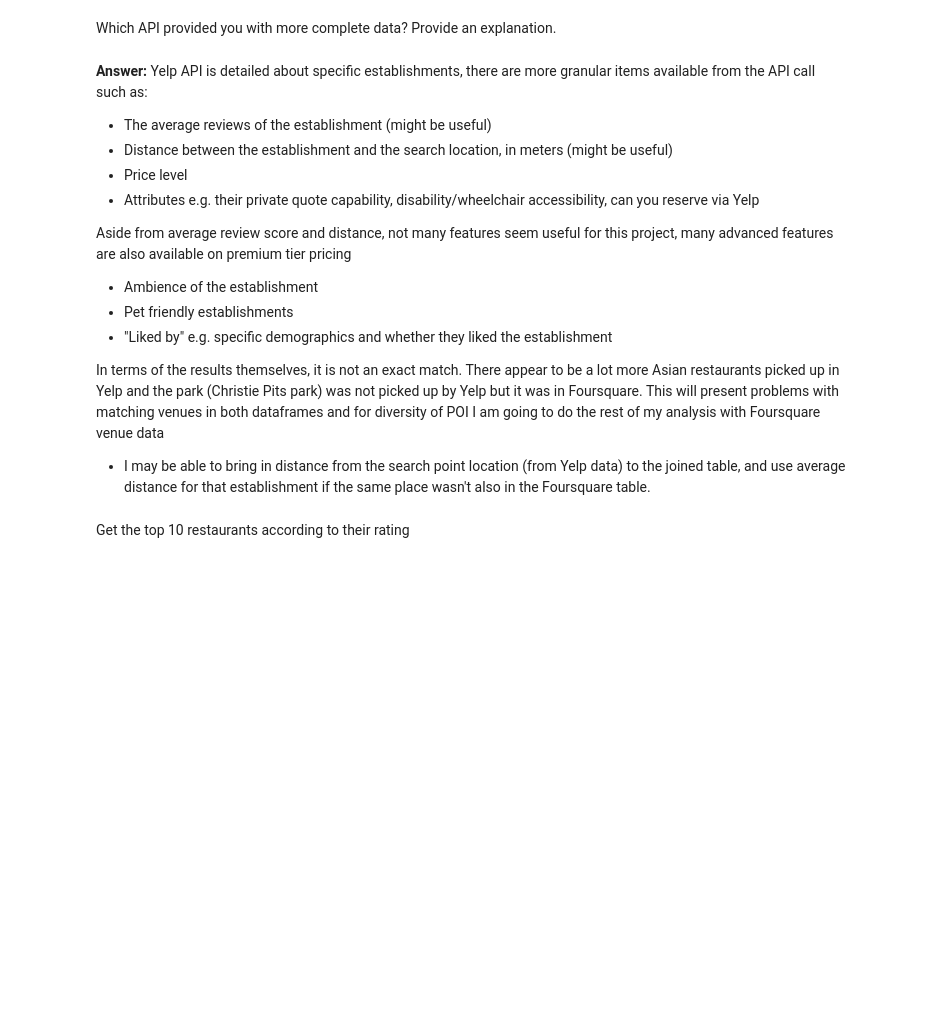
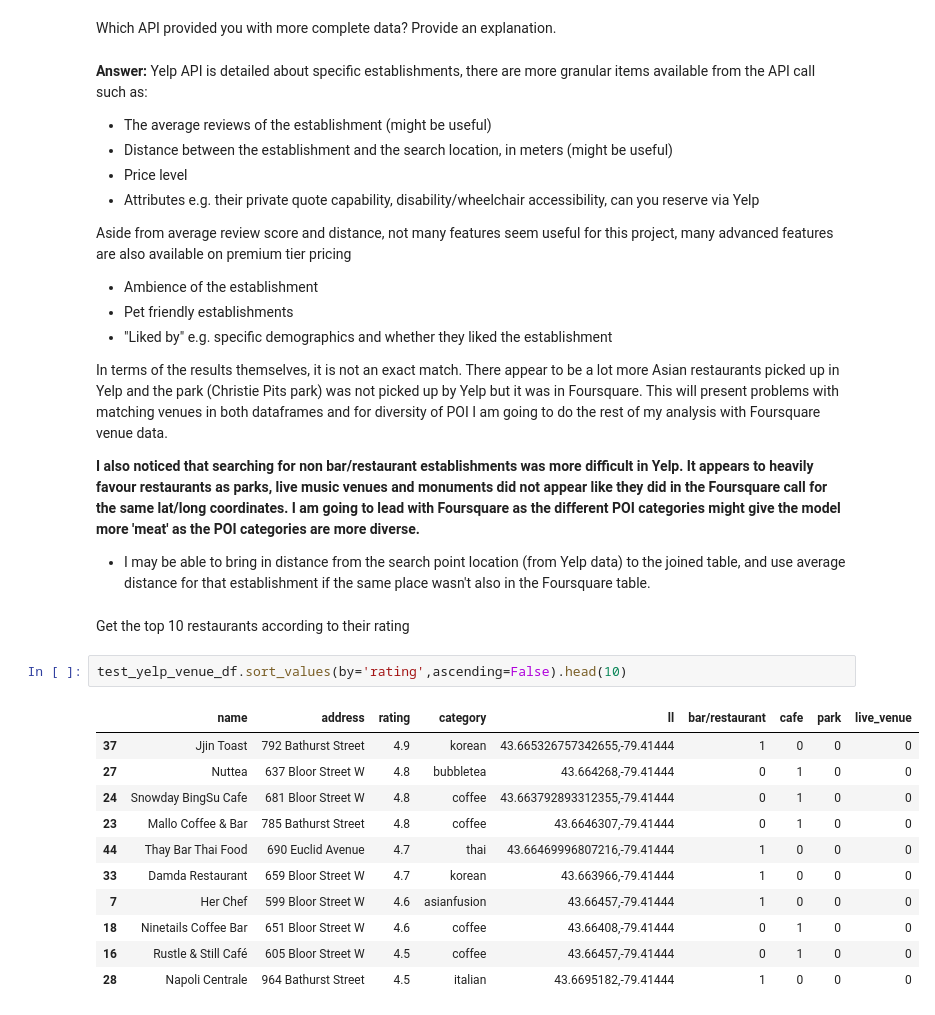
Before and after one commit to tjjdoherty/python-statistical-modelling, a Jupyter notebook: notebooks/yelp_foursquare_EDA.ipynb, the cells around one changed output. Drawn from its saved outputs; the diff is of its cells as text; blank space fills up the shorter version.

```diff
--- a/notebooks/yelp_foursquare_EDA.ipynb
+++ b/notebooks/yelp_foursquare_EDA.ipynb
@@ -412,7 +399,23 @@ Aside from average review score and distance, not many features seem useful for
 - Pet friendly establishments
 - "Liked by" e.g. specific demographics and whether they liked the establishment
 
-In terms of the results themselves, it is not an exact match. There appear to be a lot more Asian restaurants picked up in Yelp and the park (Christie Pits park) was not picked up by Yelp but it was in Foursquare. This will present problems with matching venues in both dataframes and for diversity of POI I am going to do the rest of my analysis with Foursquare venue data
+In terms of the results themselves, it is not an exact match. There appear to be a lot more Asian restaurants picked up in Yelp and the park (Christie Pits park) was not picked up by Yelp but it was in Foursquare. This will present problems with matching venues in both dataframes and for diversity of POI I am going to do the rest of my analysis with Foursquare venue data.
+
+**I also noticed that searching for non bar/restaurant establishments was more difficult in Yelp. It appears to heavily favour restaurants as parks, live music venues and monuments did not appear like they did in the Foursquare call for the same lat/long coordinates. I am going to lead with Foursquare as the different POI categories might give the model more 'meat' as the POI categories are more diverse.**
 - I may be able to bring in distance from the search point location (from Yelp data) to the joined table, and use average distance for that establishment if the same place wasn't also in the Foursquare table.
 # %% [markdown]
 Get the top 10 restaurants according to their rating
+# %%
+test_yelp_venue_df.sort_values(by='rating',ascending=False).head(10)
+# %% [output]
+|  | name | address | rating | category | ll | bar/restaurant | cafe | park | live_venue |
+| 37 | Jjin Toast | 792 Bathurst Street | 4.9 | korean | 43.665326757342655,-79.41444 | 1 | 0 | 0 | 0 |
+| 27 | Nuttea | 637 Bloor Street W | 4.8 | bubbletea | 43.664268,-79.41444 | 0 | 1 | 0 | 0 |
+| 24 | Snowday BingSu Cafe | 681 Bloor Street W | 4.8 | coffee | 43.663792893312355,-79.41444 | 0 | 1 | 0 | 0 |
+| 23 | Mallo Coffee & Bar | 785 Bathurst Street | 4.8 | coffee | 43.6646307,-79.41444 | 0 | 1 | 0 | 0 |
+| 44 | Thay Bar Thai Food | 690 Euclid Avenue | 4.7 | thai | 43.66469996807216,-79.41444 | 1 | 0 | 0 | 0 |
+| 33 | Damda Restaurant | 659 Bloor Street W | 4.7 | korean | 43.663966,-79.41444 | 1 | 0 | 0 | 0 |
+| 7 | Her Chef | 599 Bloor Street W | 4.6 | asianfusion | 43.66457,-79.41444 | 1 | 0 | 0 | 0 |
+| 18 | Ninetails Coffee Bar | 651 Bloor Street W | 4.6 | coffee | 43.66408,-79.41444 | 0 | 1 | 0 | 0 |
+| 16 | Rustle & Still Café | 605 Bloor Street W | 4.5 | coffee | 43.66457,-79.41444 | 0 | 1 | 0 | 0 |
+| 28 | Napoli Centrale | 964 Bathurst Street | 4.5 | italian | 43.6695182,-79.41444 | 1 | 0 | 0 | 0 |
```
Also changed, not shown: parts of 10 cells of this notebook, 5 other files.
